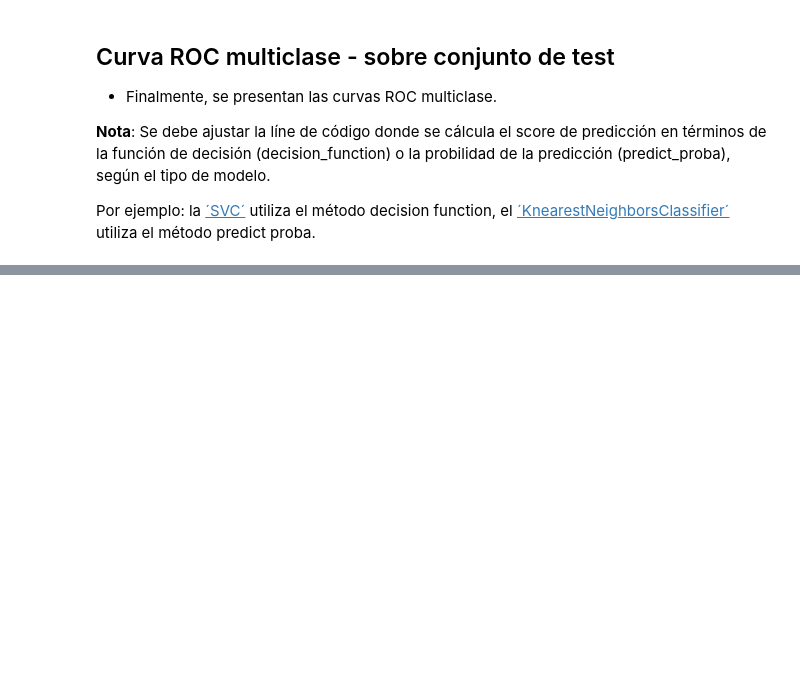
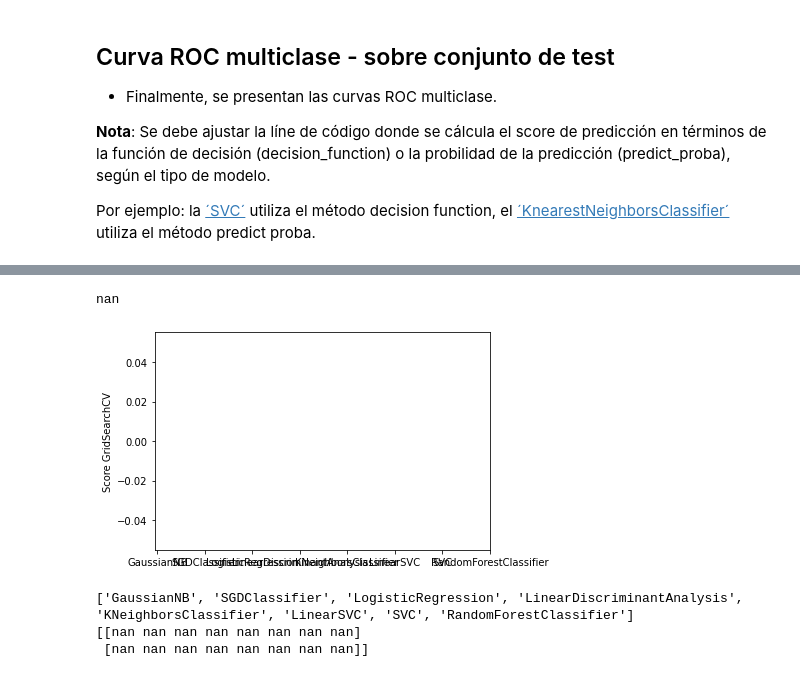
Before and after one commit to danpamplona/TareasMineria, a Jupyter notebook: Ejemplo7.ipynb, the cells around one changed output, grey strips where cells are left out. Saved outputs shown, nothing was run; the diff lists cells and outputs as text; code cells hidden in the pictures; blank space fills up the shorter version.

```diff
--- a/Ejemplo7.ipynb
+++ b/Ejemplo7.ipynb
@@ -516,0 +697,26 @@ KeyboardInterrupt: ignored
+# %%
+ind = models[2].cv_results_['mean_test_score'].argmax()
+models[i].cv_results_['mean_test_score'][i]
+# %% [output]
+nan
+# %%
+bars_ = np.zeros((2, len(models)))
+for i in range(len(models)):
+  ind=models[i].cv_results_['mean_test_score'].argmax()
+  bars_[0,i] = models[i].cv_results_['mean_test_score'][ind]
+  bars_[1,i] = models[i].cv_results_['std_test_score'][ind]
+  bars_[1,i] = models[i].cv_results_['std_test_score'][ind]
+
+plt.bar(np.arange(len(models)), bars_[0], yerr=bars_[1], align='center', alpha=0.5, ecolor='black', capsize=10)
+plt.ylabel('Score GridSearchCV')
+plt.xticks(np.arange(len(models)))
+plt.gca().set_xticklabels(label_models)
+plt.show()
+
+print(label_models)
+print(np.round(bars_,3))
+# %% [output]
+[figure, added]
+['GaussianNB', 'SGDClassifier', 'LogisticRegression', 'LinearDiscriminantAnalysis', 'KNeighborsClassifier', 'LinearSVC', 'SVC', 'RandomForestClassifier']
+[[nan nan nan nan nan nan nan nan]
+ [nan nan nan nan nan nan nan nan]]
```
Also changed, not shown: parts of 11 cells of this notebook.
